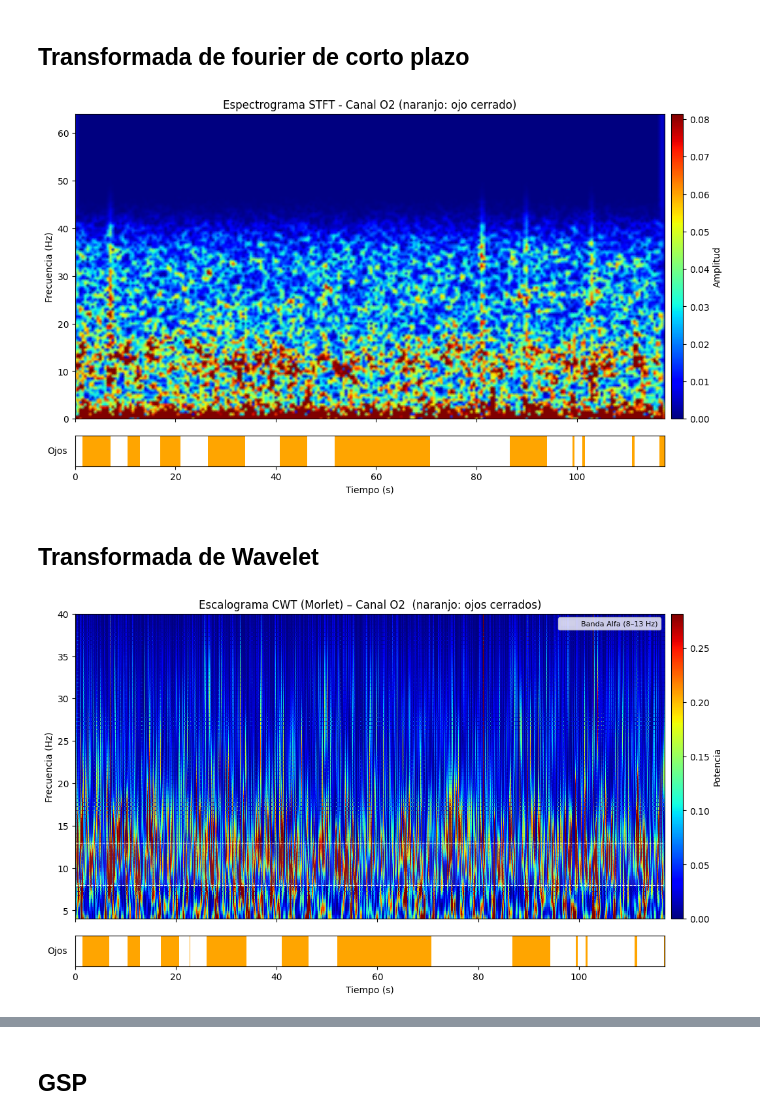
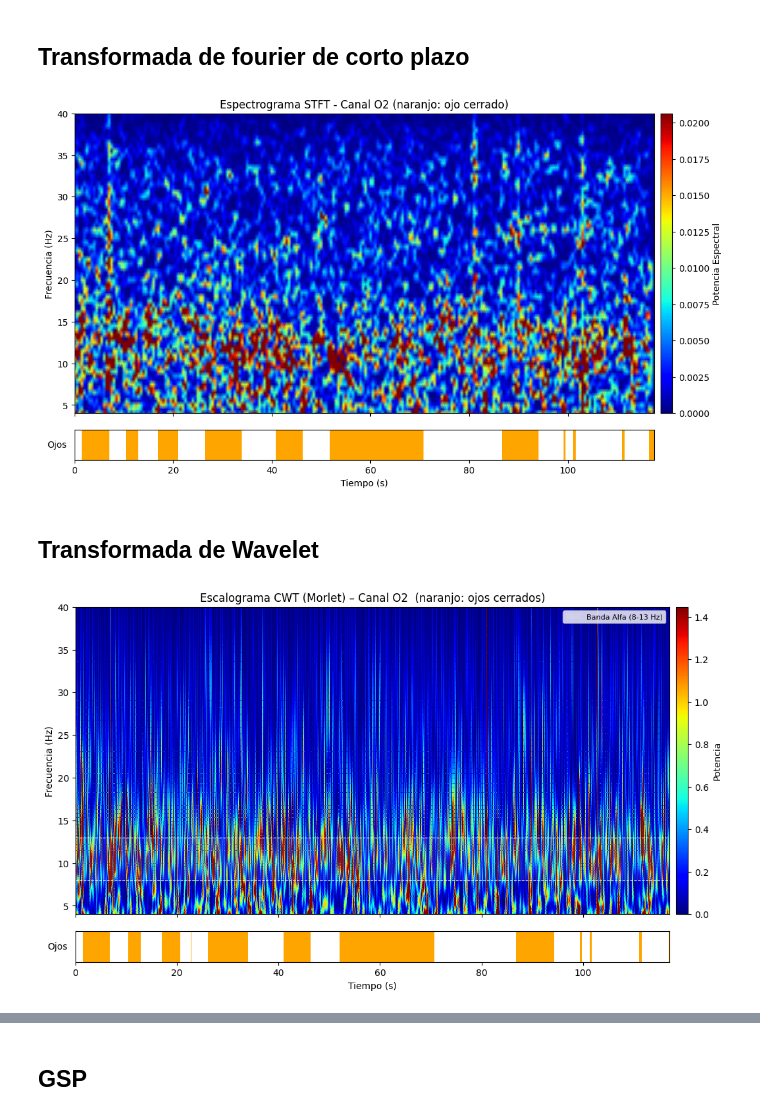
Before and after one commit to benjaauf/Proyecto_INF405, a Jupyter notebook: 02_TRANSFORMACION_TF.ipynb, the cells around one changed output, grey strips where cells are left out. Drawn from its saved outputs; the diff is of its cells as text; code cells hidden in the pictures.

```diff
--- a/02_TRANSFORMACION_TF.ipynb
+++ b/02_TRANSFORMACION_TF.ipynb
@@ -38,23 +38,32 @@ from mpl_toolkits.axes_grid1 import make_axes_locatable
 from pathlib import Path
 # %%
 def apply_stft(series, fs = FS, window_sec = 2, overlap_pct = 0.75):
+    # Ventana de 2s → Δf = 0.5 Hz (10 bins en banda alfa 8-13 Hz)
+    # Tradeoff: mejor resolución frecuencial a costa de resolución temporal (Δt = 0.5s)
+    # La CWT supera esta limitación con análisis multiresolución
     n_per_seg = int(window_sec * fs)
     n_overlap = int(n_per_seg * overlap_pct)
 
     f, t, Zxx = stft(series, fs=fs, window='hann', nperseg=n_per_seg, noverlap=n_overlap)
-    psd = np.abs(Zxx)
+    power = np.abs(Zxx) ** 2 # para comparar con WT, se debe calcular la potencia espectral (amplitud al cuadrado)
 
-    return f, t, psd
+    return f, t, power
 # %%
 # --- Computar STFT para los 14 canales ---
 stft_arrays = {}
 stft_freqs, stft_times = None, None
 
 for ch in CHANNELS:
-    f, t, psd = apply_stft(df[ch])
-    stft_arrays[ch] = psd
+    f, t, power = apply_stft(df[ch])
+
+    # Recortar al mismo rango que la CWT aplicada posteriormente (4–40 Hz)
+    # Así ambas representaciones analizan exactamente las mismas bandas
+    # y la comparación downstream es metodológicamente válida
+    freq_mask    = (f >= 4) & (f <= 40)
+    stft_arrays[ch] = power[freq_mask, :]
+
     if stft_freqs is None:
-        stft_freqs = f
+        stft_freqs = f[freq_mask]
         stft_times = t
 
 labels_stft = np.array([
@@ -62,35 +71,35 @@ labels_stft = np.array([
     for ti in stft_times
 ])
 
 # --- Visualización O2 ---
 target = 'O2'
 psd_viz = stft_arrays[target]
 
 fig, (ax1, ax2) = plt.subplots(2, 1, figsize=(12, 7), sharex=True,
                                 gridspec_kw={'height_ratios': [10, 1]})
 plt.subplots_adjust(hspace=0.1)
 im = ax1.pcolormesh(stft_times, stft_freqs, psd_viz, shading='gouraud', cmap='jet',
                     vmin=0, vmax=np.percentile(psd_viz, 95))
 ax1.set_title(f'Espectrograma STFT - Canal {target} (naranjo: ojo cerrado)')
 ax1.set_ylabel('Frecuencia (Hz)')
 divider = make_axes_locatable(ax1)
 cax = divider.append_axes("right", size="2%", pad=0.1)
-plt.colorbar(im, cax=cax, label='Amplitud')
+plt.colorbar(im, cax=cax, label='Potencia Espectral')
 states_matrix = labels_stft.reshape(1, -1)
 cmap_eye = mcolors.ListedColormap(['white', 'orange'])
 ax2.imshow(states_matrix, aspect='auto', cmap=cmap_eye,
            extent=[stft_times.min(), stft_times.max(), 0, 1], interpolation='nearest')
 ax2.set_yticks([])
 ax2.set_xlabel('Tiempo (s)')
 ax2.set_ylabel('Ojos', rotation=0, labelpad=20, va='center')
 ax1.set_xlim(stft_times.min(), stft_times.max())
 ax2.set_xlim(stft_times.min(), stft_times.max())
 divider2 = make_axes_locatable(ax2)
 cax2 = divider2.append_axes("right", size="2%", pad=0.1)
 cax2.axis('off')
 plt.show()
 # %% [output]
-[figure, old version]
+[figure, new version]
 # %% [markdown]
 ## Transformada de Wavelet
 # %%
@@ -148,13 +168,13 @@ for ch in CHANNELS:
         cwt_freqs_arr = freqs_cwt
         cwt_times_arr = t_cwt
 
-labels_cwt = np.array([
-    df.iloc[(df['time_sec'] - ti).abs().idxmin()][TARGET_COL]
-    for ti in cwt_times_arr
-])
+# La CWT preserva la resolución temporal original (una columna por muestra),
+# por lo que los labels están perfectamente alineados con los índices del df.
+# No se necesita búsqueda — asignación directa O(1) en vez de O(N²).
+labels_cwt = df[TARGET_COL].values
 
 # --- Visualización O2 ---
-target = 'O2'
+target    = 'O2'
 power_viz = cwt_arrays[target]
 
 fig, (ax1, ax2) = plt.subplots(2, 1, figsize=(12, 7), sharex=True,
@@ -162,7 +182,7 @@ fig, (ax1, ax2) = plt.subplots(2, 1, figsize=(12, 7), sharex=True,
 plt.subplots_adjust(hspace=0.1)
 im = ax1.pcolormesh(cwt_times_arr, cwt_freqs_arr, power_viz, shading='gouraud', cmap='jet',
                     vmin=0, vmax=np.percentile(power_viz, 95))
-ax1.axhspan(8, 13, color='white', alpha=0.08, lw=0, label='Banda Alfa (8–13 Hz)')
+ax1.axhspan(8, 13, color='white', alpha=0.08, lw=0, label='Banda Alfa (8-13 Hz)')
 ax1.axhline(8,  color='white', linestyle='--', linewidth=0.8)
 ax1.axhline(13, color='white', linestyle='--', linewidth=0.8)
 ax1.set_title(f'Escalograma CWT (Morlet) – Canal {target}  (naranjo: ojos cerrados)')
@@ -185,4 +205,4 @@ cax2 = divider2.append_axes('right', size='2%', pad=0.1)
 cax2.axis('off')
 plt.show()
 # %% [output]
-[figure, old version]
+[figure, new version]
```
Also changed, not shown: parts of 7 cells of this notebook, 13 other files.
